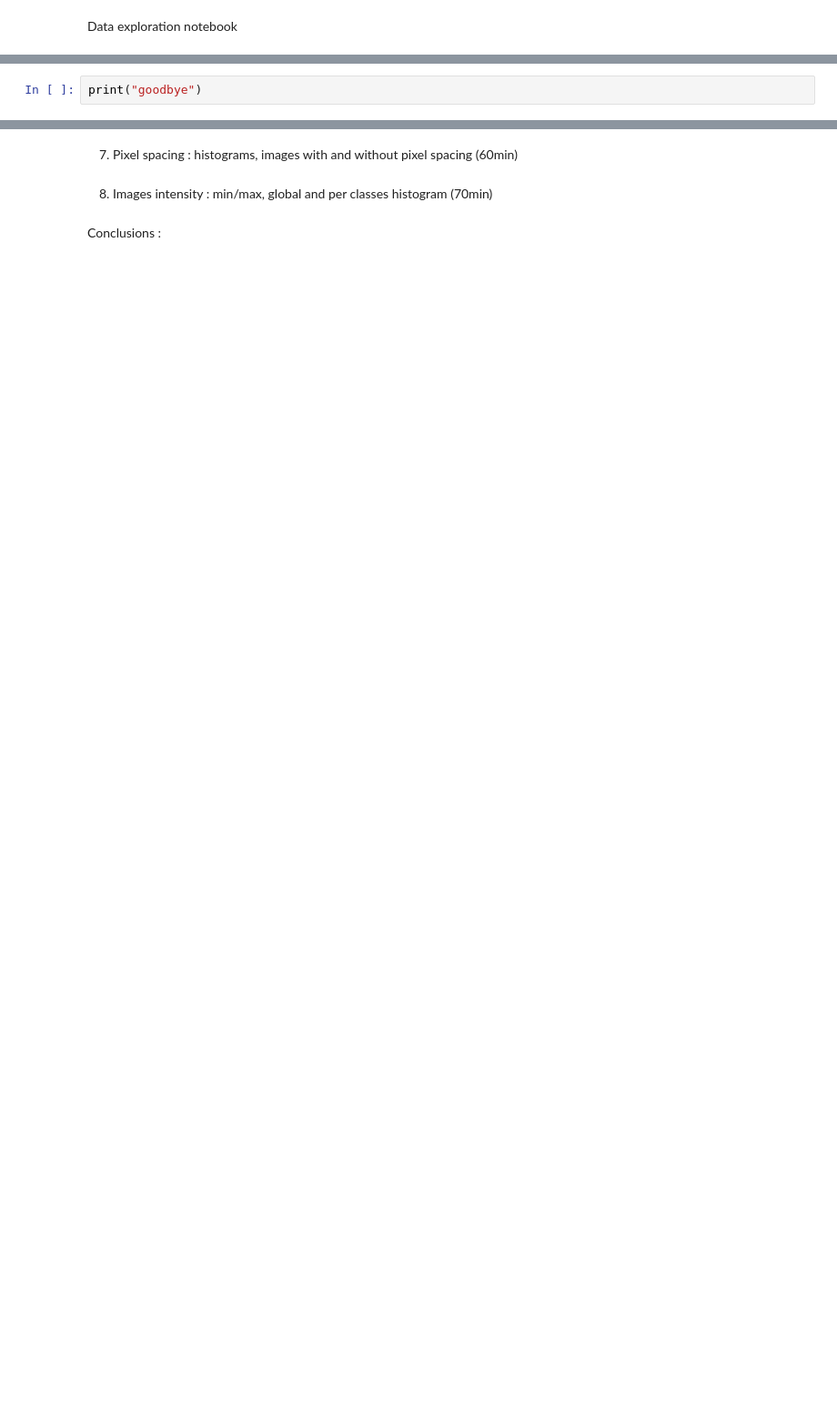
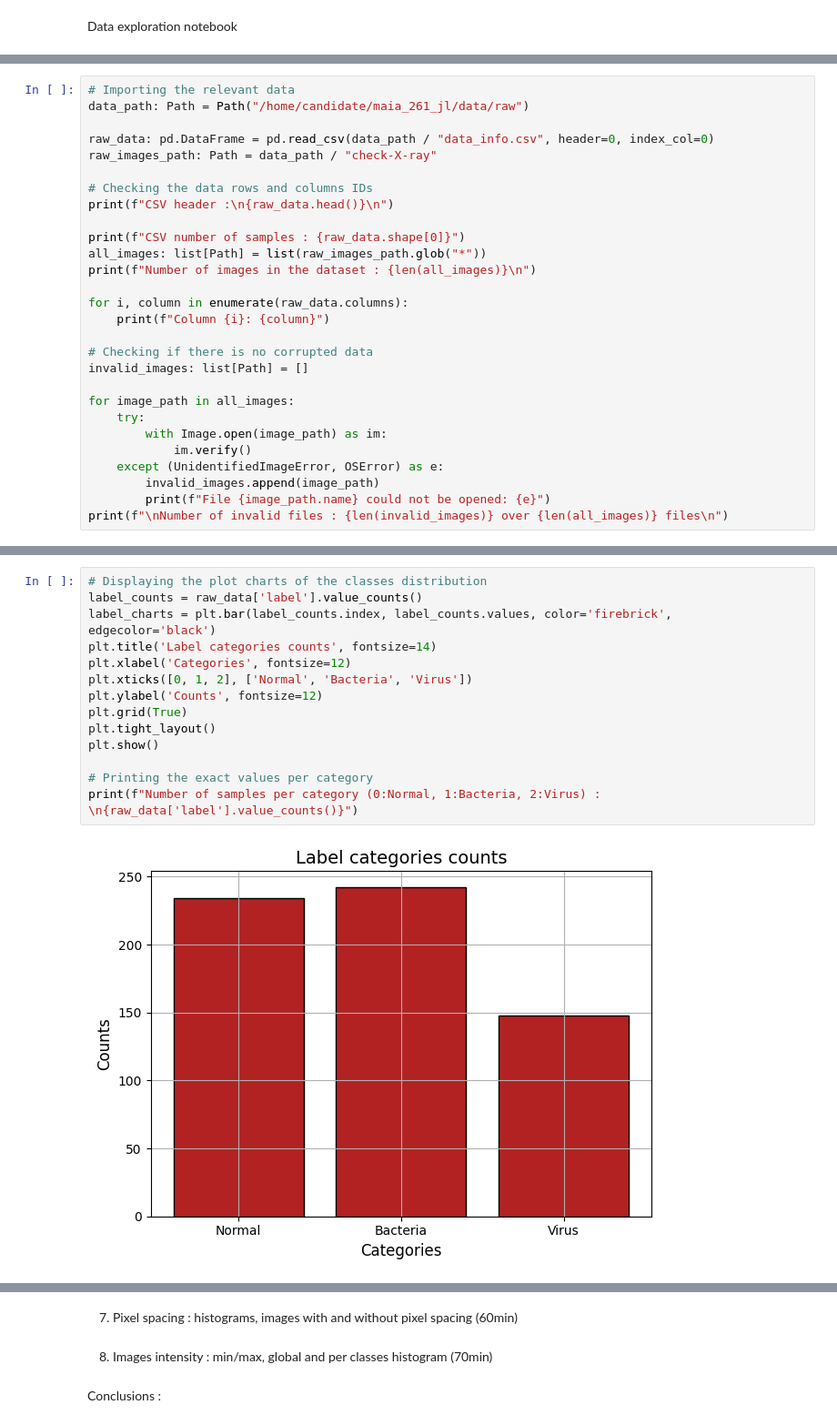
Before and after one commit to JulieLasry/MAIA_261, a Jupyter notebook: notebooks/data_exploration.ipynb, the cells around one changed output, grey strips where cells are left out. Shown at 91% size. Saved outputs shown, nothing was run; the diff lists cells and outputs as text; blank space fills up the shorter version.

Commit message:
feat: 5 steps of data exploration completed - data cleaning, class balance and images display

```diff
--- a/notebooks/data_exploration.ipynb
+++ b/notebooks/data_exploration.ipynb
@@ -5,3 +13,29 @@ Data exploration notebook
 # %%
-print("goodbye")
+# Importing the relevant data
+data_path: Path = Path("/home/candidate/maia_261_jl/data/raw")
+
+raw_data: pd.DataFrame = pd.read_csv(data_path / "data_info.csv", header=0, index_col=0)
+raw_images_path: Path = data_path / "check-X-ray"
+
+# Checking the data rows and columns IDs
+print(f"CSV header :\n{raw_data.head()}\n")
+
+print(f"CSV number of samples : {raw_data.shape[0]}")
+all_images: list[Path] = list(raw_images_path.glob("*"))
+print(f"Number of images in the dataset : {len(all_images)}\n")
+
+for i, column in enumerate(raw_data.columns):
+    print(f"Column {i}: {column}")
+
+# Checking if there is no corrupted data
+invalid_images: list[Path] = []
+
+for image_path in all_images:
+    try:
+        with Image.open(image_path) as im:
+            im.verify()
+    except (UnidentifiedImageError, OSError) as e:
+        invalid_images.append(image_path)
+        print(f"File {image_path.name} could not be opened: {e}")
+print(f"\nNumber of invalid files : {len(invalid_images)} over {len(all_images)} files\n")
 # %% [output]
@@ -14,0 +95,16 @@ goodbye
+# %%
+# Displaying the plot charts of the classes distribution
+label_counts = raw_data['label'].value_counts()
+label_charts = plt.bar(label_counts.index, label_counts.values, color='firebrick', edgecolor='black')
+plt.title('Label categories counts', fontsize=14)
+plt.xlabel('Categories', fontsize=12)
+plt.xticks([0, 1, 2], ['Normal', 'Bacteria', 'Virus'])
+plt.ylabel('Counts', fontsize=12)
+plt.grid(True)
+plt.tight_layout()
+plt.show()
+
+# Printing the exact values per category
+print(f"Number of samples per category (0:Normal, 1:Bacteria, 2:Virus) : \n{raw_data['label'].value_counts()}")
+# %% [output]
+[figure, added]
```
Also changed, not shown: parts of 15 cells of this notebook, 4 other files.
